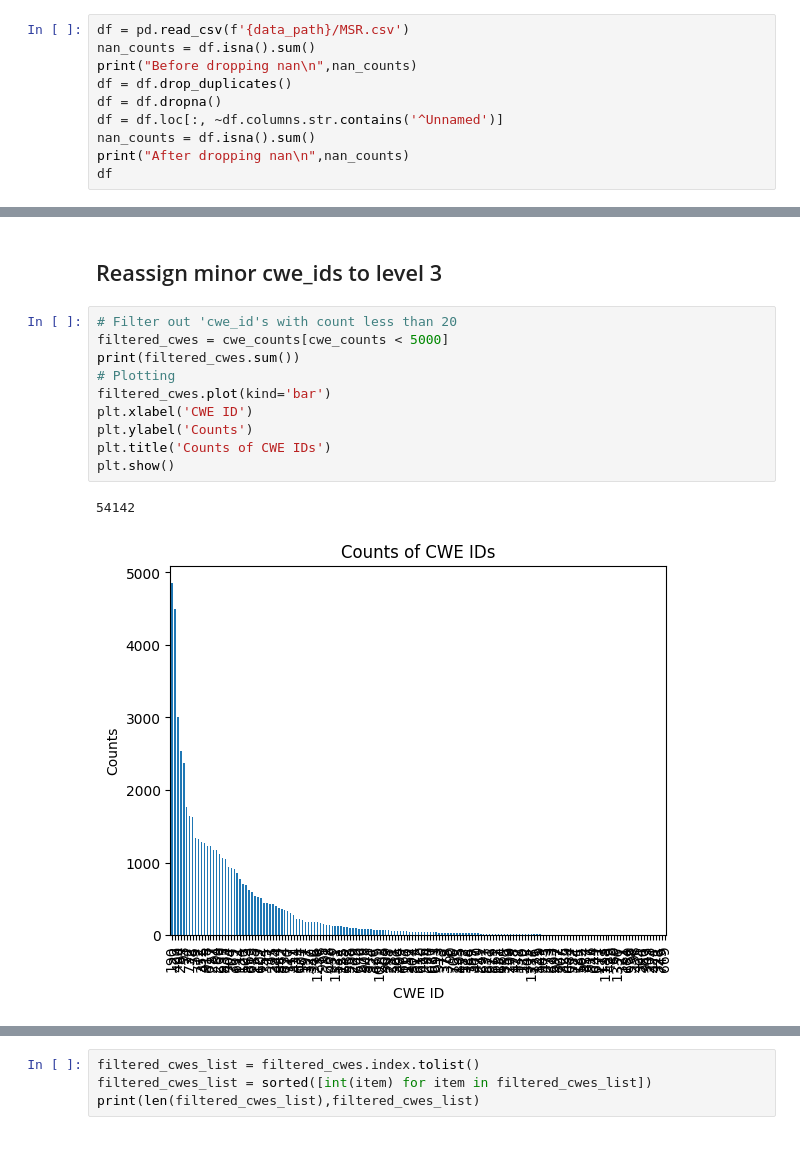
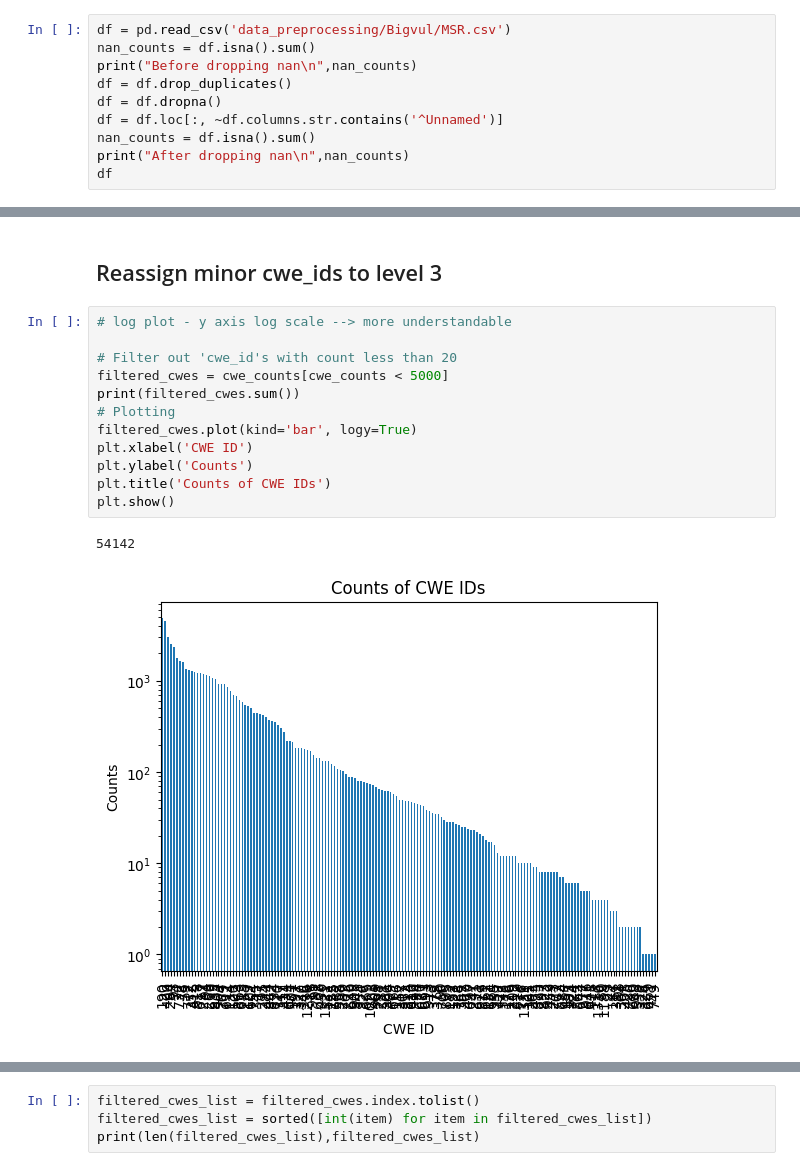
Before and after one commit to seunghee6022/TransVulDet, a Jupyter notebook: Reassigning_minor_cwes_and_split_datasets.ipynb, the cells around one changed output, grey strips where cells are left out. Drawn from its saved outputs; the diff is of its cells as text.

```diff
--- a/Reassigning_minor_cwes_and_split_datasets.ipynb
+++ b/Reassigning_minor_cwes_and_split_datasets.ipynb
@@ -5,7 +5,7 @@ import pandas as pd
 data_path = 'datasets_'
 # node_paths_dir = 'data_preprocessing/preprocessed_datasets/debug_datasets'
 # %%
-df = pd.read_csv(f'{data_path}/MSR.csv')
+df = pd.read_csv('data_preprocessing/Bigvul/MSR.csv')
 nan_counts = df.isna().sum()
 print("Before dropping nan\n",nan_counts)
 df = df.drop_duplicates()
@@ -372,18 +374,20 @@ plt.show()
 # %% [markdown]
 ## Reassign minor cwe_ids to level 3
 # %%
+# log plot - y axis log scale --> more understandable
+
 # Filter out 'cwe_id's with count less than 20
 filtered_cwes = cwe_counts[cwe_counts < 5000]
 print(filtered_cwes.sum())
 # Plotting
-filtered_cwes.plot(kind='bar')
+filtered_cwes.plot(kind='bar', logy=True)
 plt.xlabel('CWE ID')
 plt.ylabel('Counts')
 plt.title('Counts of CWE IDs')
 plt.show()
 # %% [output]
 54142
-[figure, old version]
+[figure, new version]
 # %%
 # Filter out 'cwe_id's with count less than minimum_cwe_cnt
 minimum_cwe_cnt = 1000
```
Also changed, not shown: parts of 31 cells of this notebook, 3 other files.
